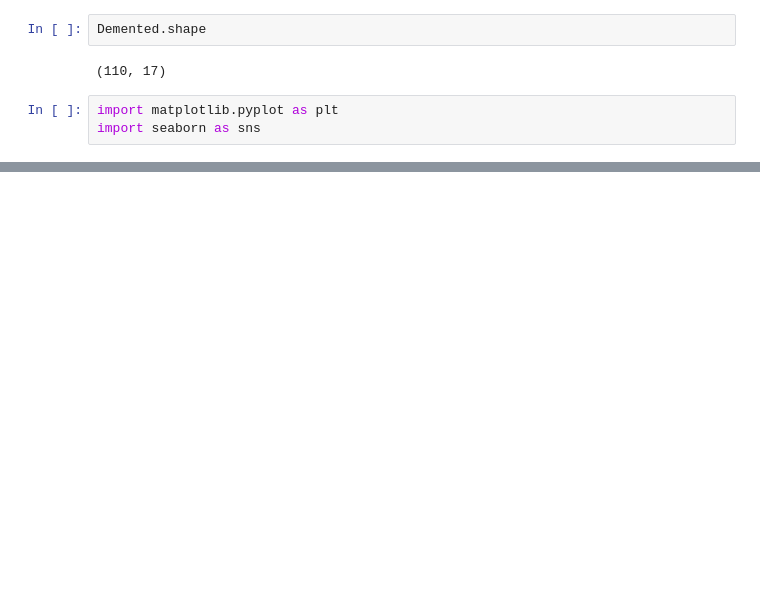
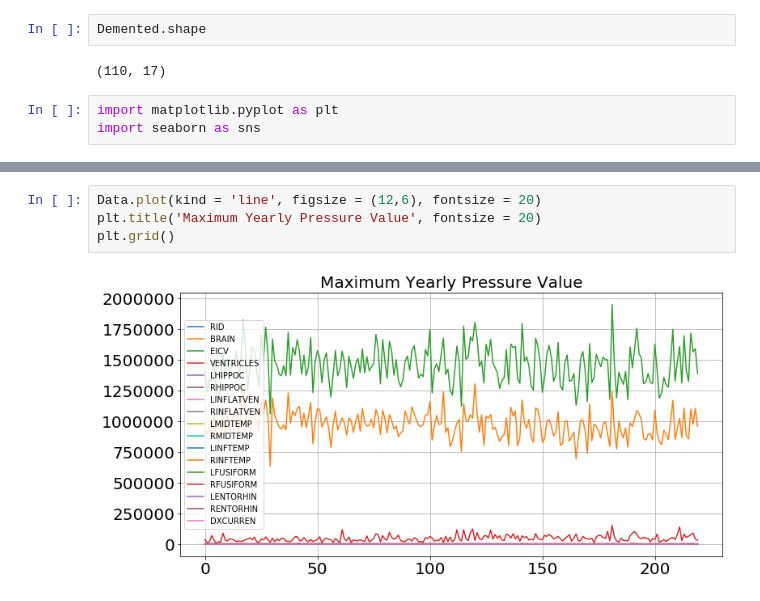
Before and after one commit to Mihryam/Alzheimer-Disease-Detection-, a Jupyter notebook: Classification.ipynb, the cells around one changed output, grey strips where cells are left out. Drawn from its saved outputs; the diff is of its cells as text; blank space fills up the shorter version.

```diff
--- a/Classification.ipynb
+++ b/Classification.ipynb
@@ -59,0 +60,6 @@ plt.show()
+# %%
+Data.plot(kind = 'line', figsize = (12,6), fontsize = 20)
+plt.title('Maximum Yearly Pressure Value', fontsize = 20)
+plt.grid()
+# %% [output]
+[figure, added]
```
Also changed, not shown: parts of 17 cells of this notebook.
